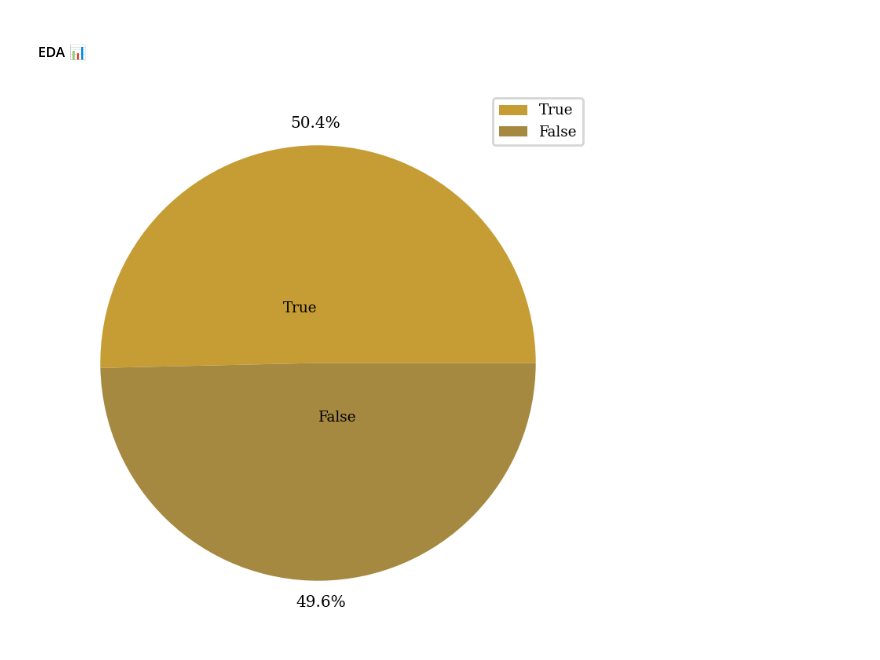
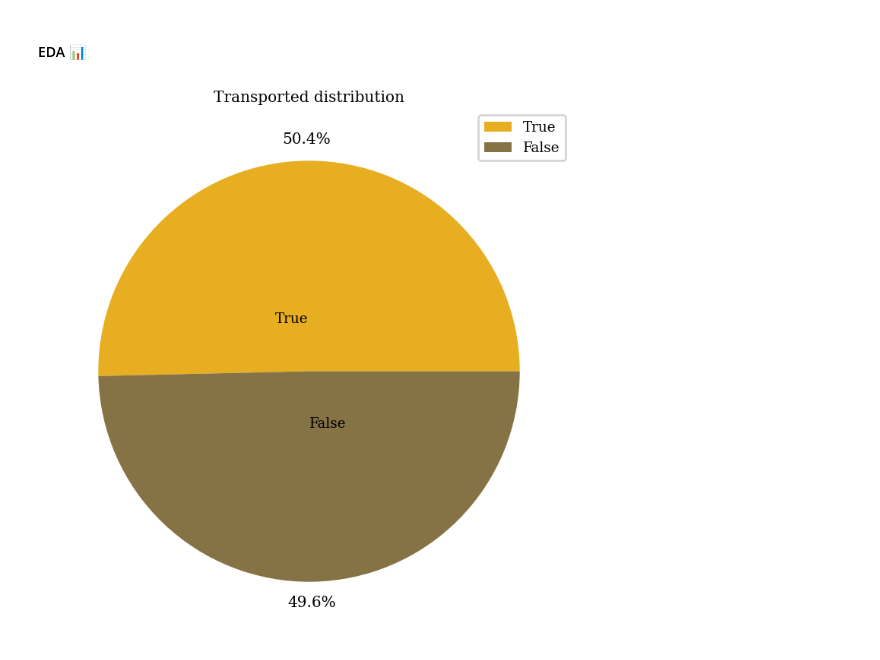
Before and after one commit to NicolasRaphael/Spaceship-Titanic, a Jupyter notebook: spaceship.ipynb, the cells around one changed output. Saved outputs shown, nothing was run; the diff lists cells and outputs as text; code cells hidden in the pictures.

```diff
--- a/spaceship.ipynb
+++ b/spaceship.ipynb
@@ -141,14 +140,14 @@ plt.show()
 # %% [markdown]
 #### EDA 📊
 # %%
-agrupado_transported = pd.DataFrame(frame["Transported"].value_counts().reset_index())
+agrupado_transported = frame["Transported"].value_counts().reset_index()
 labels= agrupado_transported['Transported']
 count_transported = agrupado_transported['count']
 
 fig, ax = plt.subplots(figsize=(16,9))
-ax.pie(count_transported, labels=labels ,autopct="%1.1f%%", pctdistance=1.10, labeldistance=0.25)
+ax.pie(count_transported, labels=labels, colors=space[2:],autopct="%1.1f%%", pctdistance=1.10, labeldistance=0.25)
+ax.set_title("Transported distribution")
 plt.legend(labels)
-plt.title("Transported_distribution")
 plt.show()
 # %% [output]
-[figure, old version]
+[figure, new version]
```
Also changed, not shown: parts of 2 cells of this notebook.
